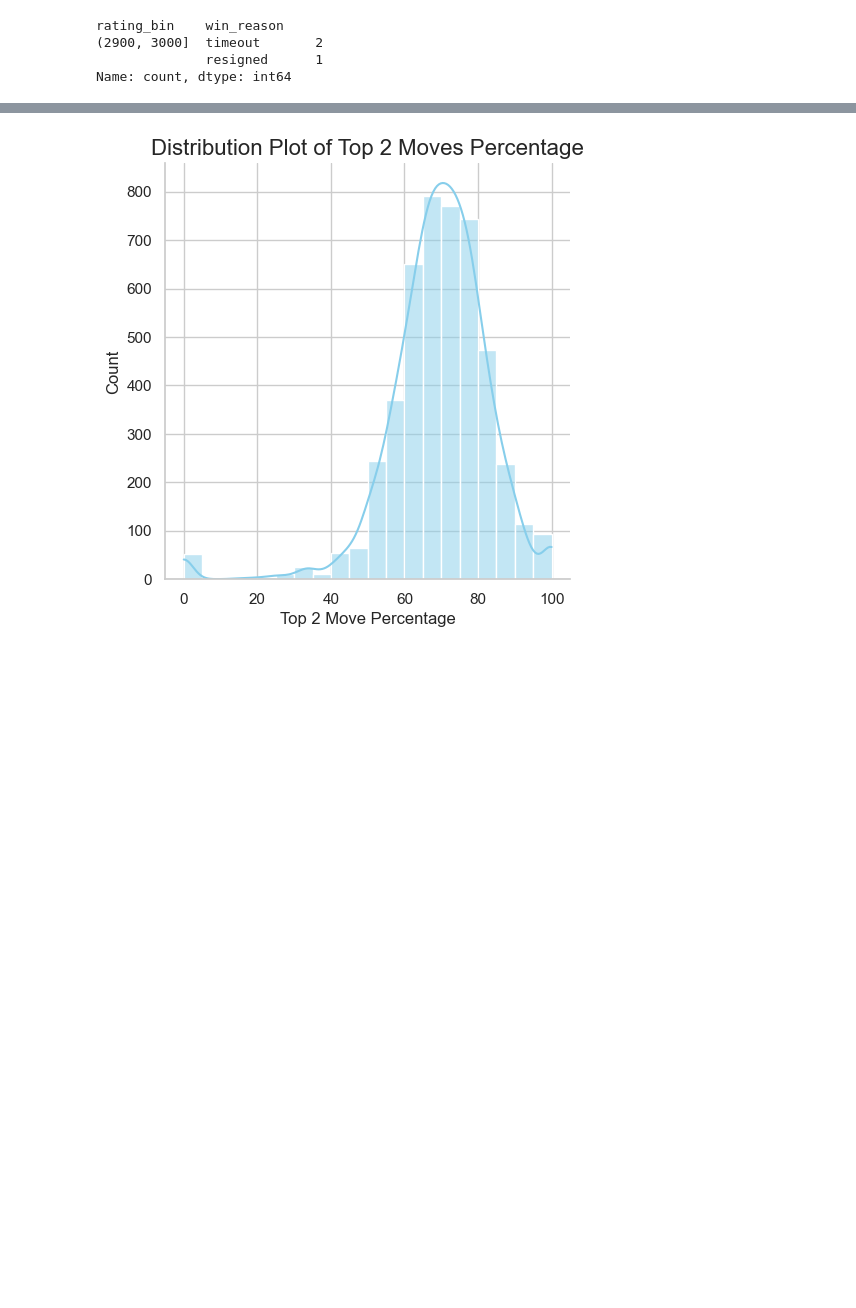
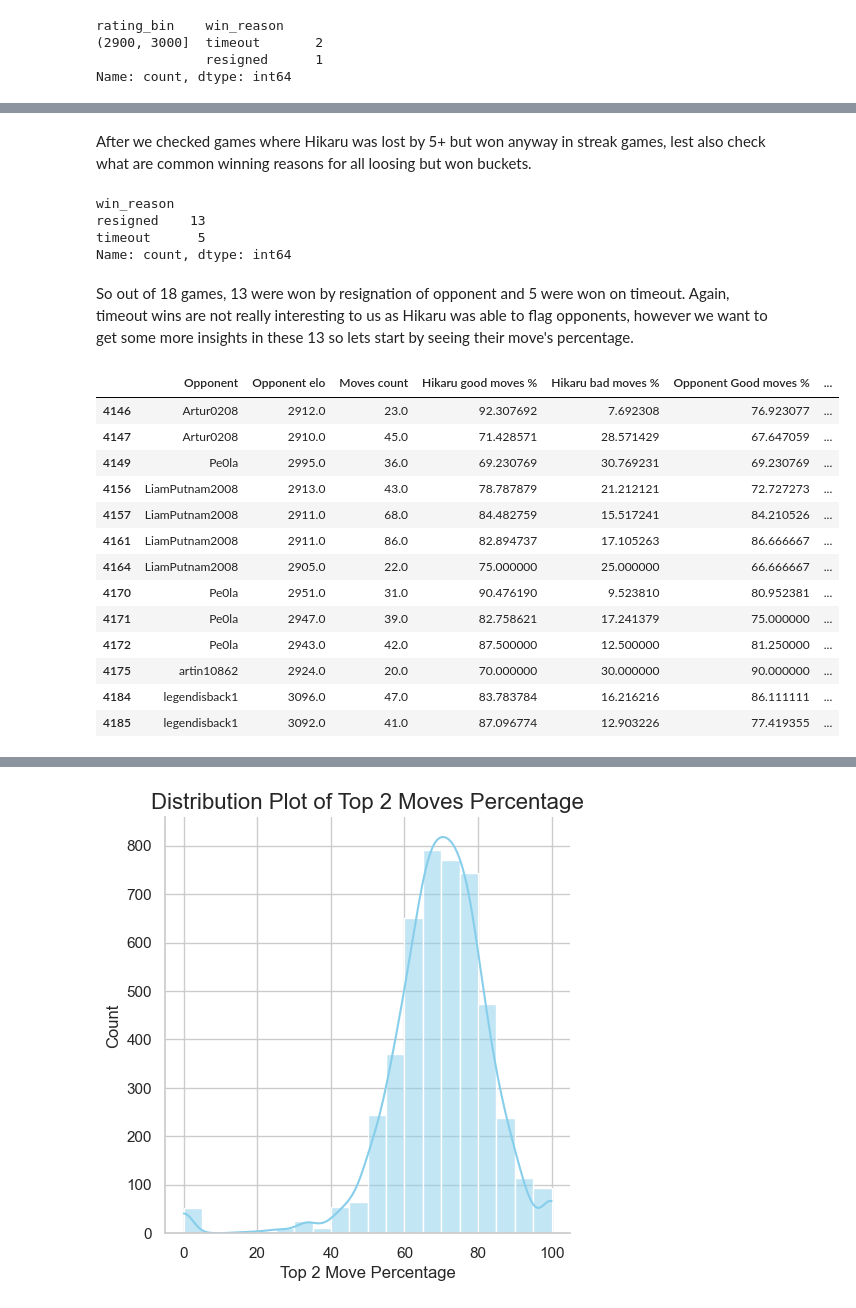
Before and after one commit to vzornic/hikaru-interesting-analysis, a Jupyter notebook: analysis.ipynb, the cells around one changed output, grey strips where cells are left out. Saved outputs shown, nothing was run; the diff lists cells and outputs as text; code cells hidden in the pictures; blank space fills up the shorter version.

```diff
--- a/analysis.ipynb
+++ b/analysis.ipynb
@@ -375,3 +375,46 @@ Apparently this game was played against LiamPutnam2008. You can check game detai
 At this point Hikaru was lost by 5+ eval. Several moves have been played after this move where both sides were making mistakes, however Liamputnam2008 did make a crucial blunder loosing a knight which lead him to loose the game. Hikaru did spend 2 seconds on playing move which took advantage on the blunder and the move itself does not seem too hard to find even for my limited chess knowledge.
 
 At this point I do not see anything unusual with this game but that LiamPutnam2008 did really play a bad game and let Hikaru win even though he was practically lost. I did check fide ratings for Liam Putnam and his blitz rating in fide list is 2157 therefore it does make sense for Hikaru to keep playing even though he was lost in middlegame as he has a lot of chances to win these games being overrated and better player in general.
+# %% [markdown]
+After we checked games where Hikaru was lost by 5+ but won anyway in streak games, lest also check what are common winning reasons for all loosing but won buckets.
+# %%
+# Win 5 we have already covered
+lost_by_N_but_won = streak_games_df.query('(win1 == 100 | win2 == 100 | win3 == 100 | win4 == 100) & win5 != 100')
+lost_by_N_but_won['win_reason'].value_counts()
+# %% [output]
+win_reason
+resigned    13
+timeout      5
+Name: count, dtype: int64
+# %% [markdown]
+So out of 18 games, 13 were won by resignation of opponent and 5 were won on timeout. Again, timeout wins are not really interesting to us as Hikaru was able to flag opponents, however we want to get some more insights in these 13 so lets start by seeing their move's percentage.
+# %%
+lost_by_N_but_won_by_resignation = lost_by_N_but_won.query('win_reason == "resigned"')
+
+lost_by_N_but_won_by_resignation_renamed = lost_by_N_but_won_by_resignation.rename(columns={
+    'hikaru_stats.opponent_username': 'Opponent',
+    'hikaru_stats.opponent_rating': 'Opponent elo',
+    'hikaru_stats.total_moves': 'Moves count',
+    'hikaru_stats.good_moves_perc_sum': 'Hikaru good moves %',
+    'hikaru_stats.bad_moves_perc_sum': 'Hikaru bad moves %',
+    'opponent_stats.good_moves_perc_sum':  'Opponent Good moves %',
+    'opponent_stats.bad_moves_perc_sum': 'Opponent bad moves %',
+    'opponent_stats.blunder_move_perc': 'Opponent blunders %'
+})
+
+lost_by_N_but_won_by_resignation_renamed[['Opponent', 'Opponent elo', 'Moves count', 'Hikaru good moves %', 'Hikaru bad moves %', 'Opponent Good moves %', 'Opponent bad moves %', 'Opponent blunders %', 'url' ]]
+# %% [output]
+|  | Opponent | Opponent elo | Moves count | Hikaru good moves % | Hikaru bad moves % | Opponent Good moves % | ... |
+| 4146 | Artur0208 | 2912.0 | 23.0 | 92.307692 | 7.692308 | 76.923077 | ... |
+| 4147 | Artur0208 | 2910.0 | 45.0 | 71.428571 | 28.571429 | 67.647059 | ... |
+| 4149 | Pe0la | 2995.0 | 36.0 | 69.230769 | 30.769231 | 69.230769 | ... |
+| 4156 | LiamPutnam2008 | 2913.0 | 43.0 | 78.787879 | 21.212121 | 72.727273 | ... |
+| 4157 | LiamPutnam2008 | 2911.0 | 68.0 | 84.482759 | 15.517241 | 84.210526 | ... |
+| 4161 | LiamPutnam2008 | 2911.0 | 86.0 | 82.894737 | 17.105263 | 86.666667 | ... |
+| 4164 | LiamPutnam2008 | 2905.0 | 22.0 | 75.000000 | 25.000000 | 66.666667 | ... |
+| 4170 | Pe0la | 2951.0 | 31.0 | 90.476190 | 9.523810 | 80.952381 | ... |
+| 4171 | Pe0la | 2947.0 | 39.0 | 82.758621 | 17.241379 | 75.000000 | ... |
+| 4172 | Pe0la | 2943.0 | 42.0 | 87.500000 | 12.500000 | 81.250000 | ... |
+| 4175 | artin10862 | 2924.0 | 20.0 | 70.000000 | 30.000000 | 90.000000 | ... |
+| 4184 | legendisback1 | 3096.0 | 47.0 | 83.783784 | 16.216216 | 86.111111 | ... |
+| 4185 | legendisback1 | 3092.0 | 41.0 | 87.096774 | 12.903226 | 77.419355 | ... |
```
Also changed, not shown: parts of 9 cells of this notebook.
